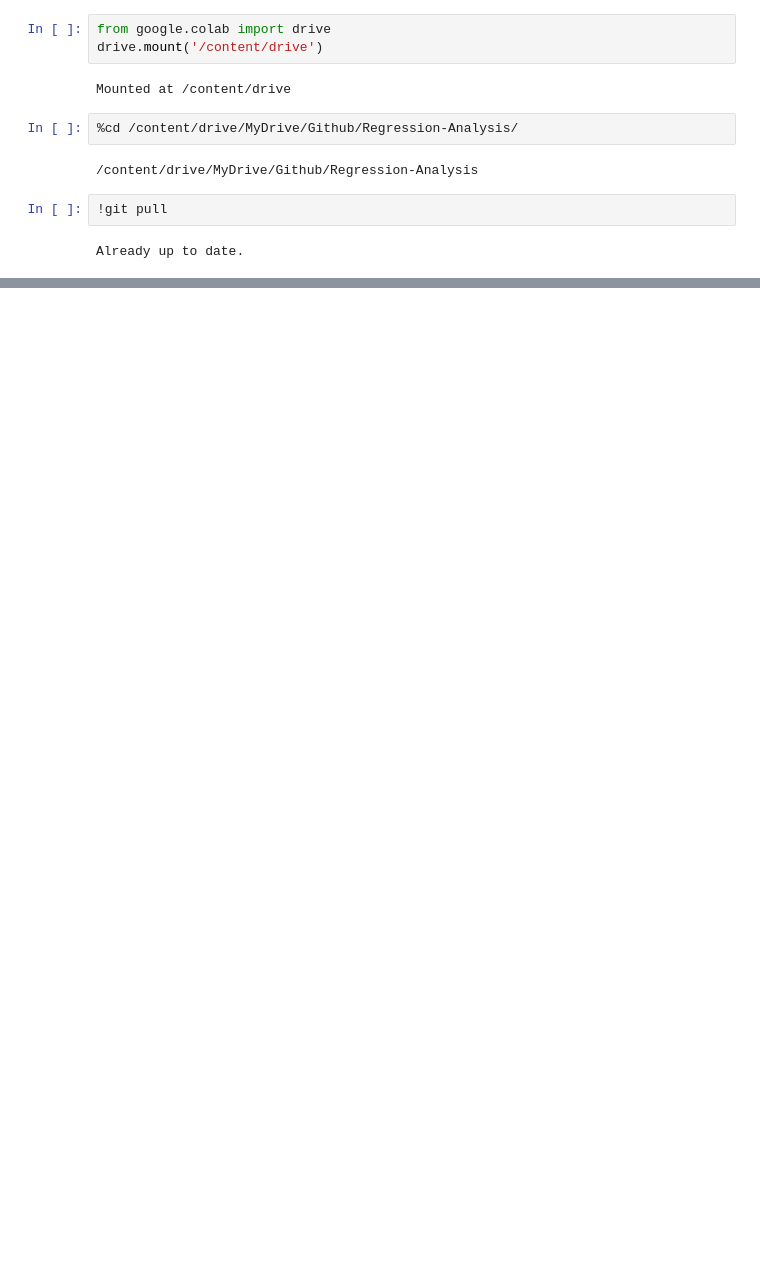
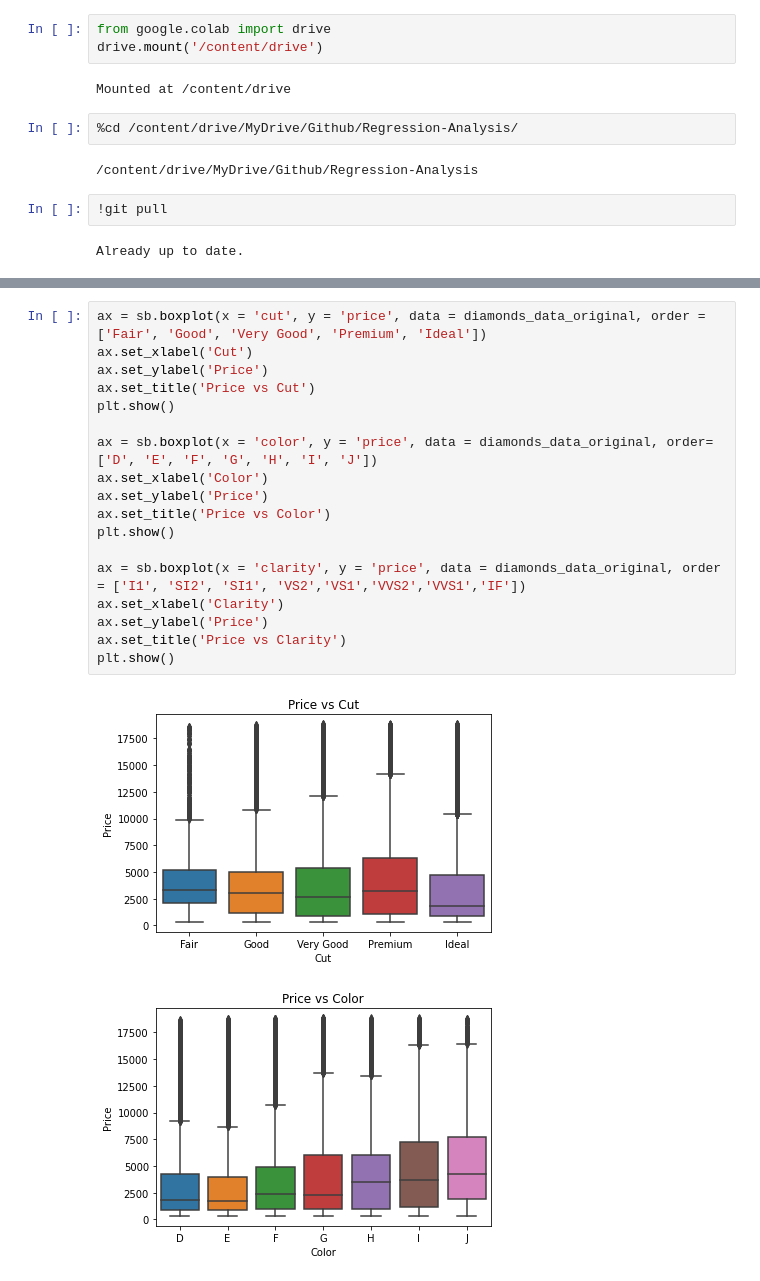
Before and after one commit to diplav09/Regression-Analysis, a Jupyter notebook: LSDM Project 4 Diamonds 1-5.ipynb, the cells around one changed output, grey strips where cells are left out. Saved outputs shown, nothing was run; the diff lists cells and outputs as text; blank space fills up the shorter version.

```diff
--- a/LSDM Project 4 Diamonds 1-5.ipynb
+++ b/LSDM Project 4 Diamonds 1-5.ipynb
@@ -13,0 +136,21 @@ Already up to date.
+# %%
+ax = sb.boxplot(x = 'cut', y = 'price', data = diamonds_data_original, order = ['Fair', 'Good', 'Very Good', 'Premium', 'Ideal'])
+ax.set_xlabel('Cut')
+ax.set_ylabel('Price')
+ax.set_title('Price vs Cut')
+plt.show()
+
+ax = sb.boxplot(x = 'color', y = 'price', data = diamonds_data_original, order=['D', 'E', 'F', 'G', 'H', 'I', 'J'])
+ax.set_xlabel('Color')
+ax.set_ylabel('Price')
+ax.set_title('Price vs Color')
+plt.show()
+
+ax = sb.boxplot(x = 'clarity', y = 'price', data = diamonds_data_original, order = ['I1', 'SI2', 'SI1', 'VS2','VS1','VVS2','VVS1','IF'])
+ax.set_xlabel('Clarity')
+ax.set_ylabel('Price')
+ax.set_title('Price vs Clarity')
+plt.show()
+# %% [output]
+[figure, added]
+[figure, added]
```
Also changed, not shown: parts of 17 cells of this notebook.
